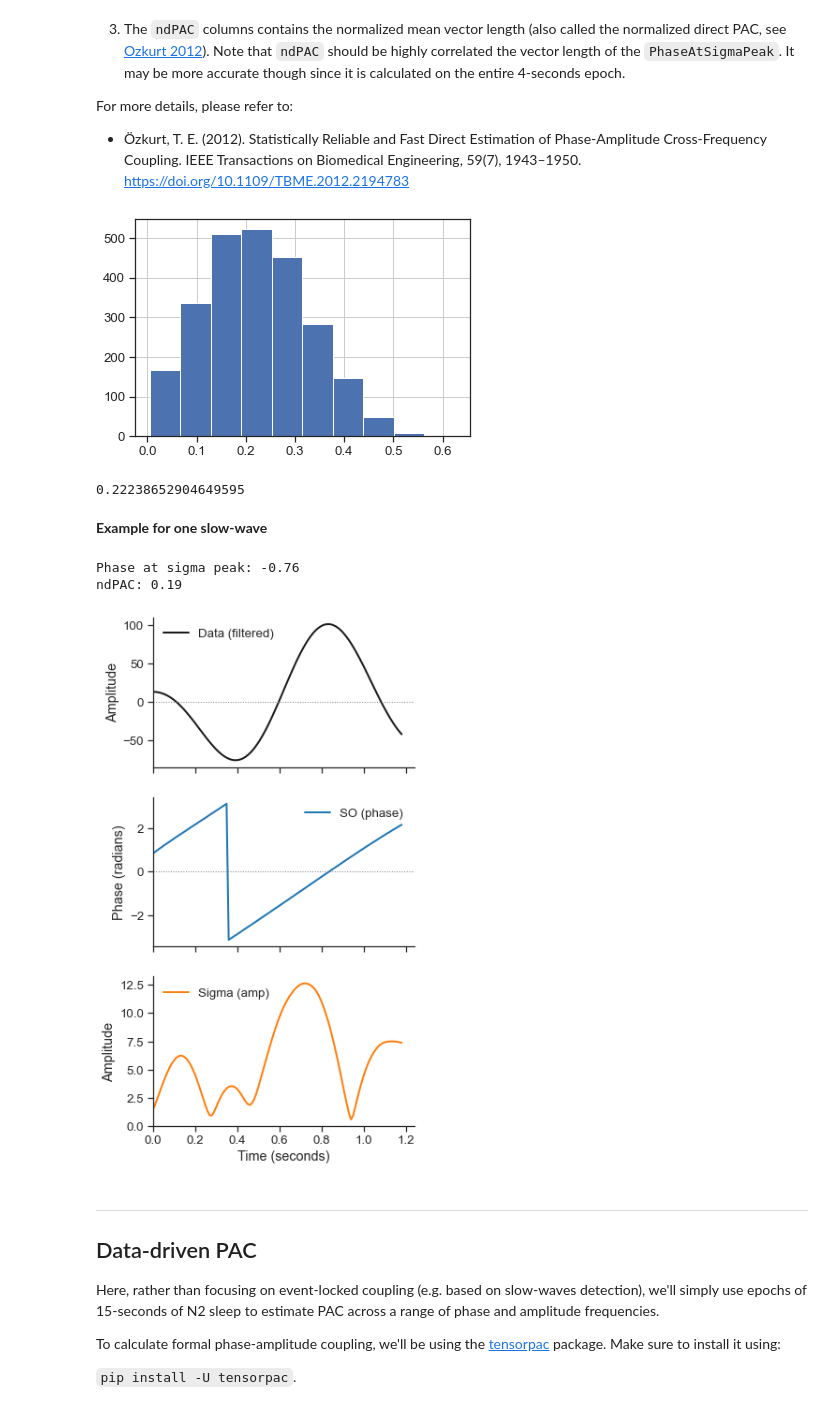
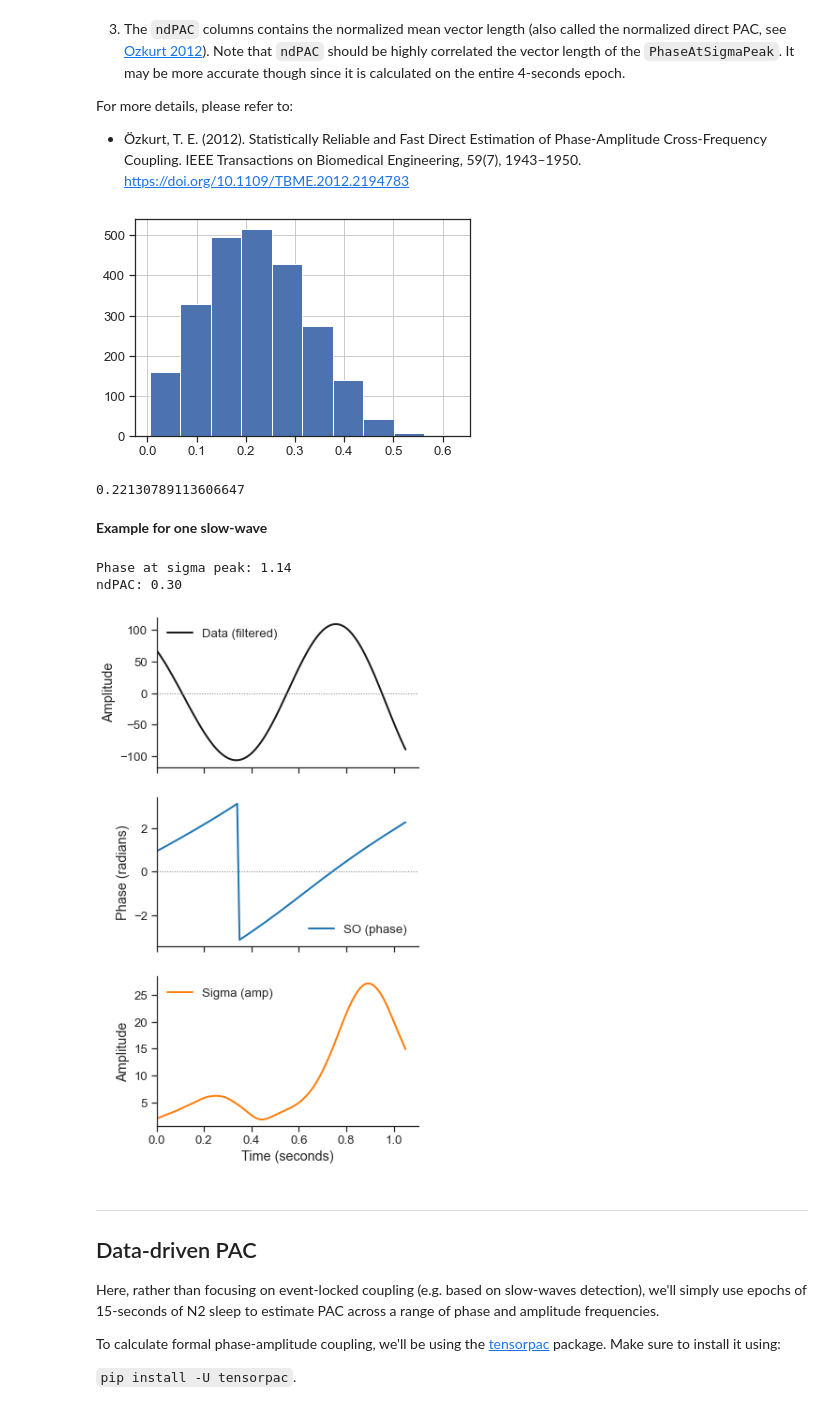
Before and after one commit to raphaelvallat/yasa, a Jupyter notebook: notebooks/12_SO-sigma_coupling.ipynb, the cells around one changed output. Cells and saved outputs as stored; diff of their text form; code cells hidden in the pictures.

Commit message:
Added coupling_params to sw_detect + updated notebook

```diff
--- a/notebooks/12_SO-sigma_coupling.ipynb
+++ b/notebooks/12_SO-sigma_coupling.ipynb
@@ -63,5 +63,6 @@ YASA provides some convenient tools to automatize these steps. Specifically, the
 # %%
-sw = yasa.sw_detect(data, sf, ch_names=["Cz"], hypno=hypno, include=(2, 3), coupling=True, freq_sp=(12, 16))
+sw = yasa.sw_detect(data, sf, ch_names=["Cz"], hypno=hypno, include=(2, 3), coupling=True,
+                    coupling_params=dict(freq_sp=(12, 16), time=2, p=None))
 events = sw.summary()
 events.round(3)
 # %% [output]
@@ -103,12 +104,12 @@ For more details, please refer to:
 # Distribution of ndPAC value:
 events['ndPAC'].hist();
 # %% [output]
-[figure, old version]
+[figure, new version]
 # %%
 # This should be close to the vector length that we calculated above
 events['ndPAC'].mean()
 # %% [output]
-0.22238652904649595
+0.22130789113606647
 # %% [markdown]
 **Example for one slow-wave**
 # %%
@@ -124,7 +125,7 @@ data_sigma = mne.filter.filter_data(
 sw_pha = np.angle(hilbert(sw._data_filt))  # data_filt is filtered between 0.3 to 1.5 Hz
 sp_amp = np.abs(hilbert(data_sigma))
 # %%
-idx_sw = 2465
+idx_sw = 301
 
 print("Phase at sigma peak: %.2f" % events.loc[idx_sw, "PhaseAtSigmaPeak"])
 print("ndPAC: %.2f" % events.loc[idx_sw, "ndPAC"])
@@ -135,36 +136,36 @@ idx_stop = int(events['End'].loc[idx_sw] * sf) + 10
 idx_sw = np.arange(idx_start, idx_stop + 1)
 time = np.arange(idx_sw.size) / sf
 
 # Plot
 fig, (ax1, ax2, ax3) = plt.subplots(3, 1, figsize=(5, 10), sharex=True)
 
 ax1.plot(time, np.squeeze(sw._data_filt[:, idx_sw]),
          lw=2, color="k", label="Data (filtered)")
 ax2.plot(time, np.squeeze(sw_pha[:, idx_sw]),
          lw=2, color="tab:blue", label="SO (phase)")
 ax3.plot(time, np.squeeze(sp_amp[:, idx_sw]),
          lw=2, color="tab:orange", label="Sigma (amp)")
 
 ax1.axhline(0, color="tab:grey", lw=1, ls=":")
 ax2.axhline(0, color="tab:grey", lw=1, ls=":")
 
 ax1.set_ylabel("Amplitude")
 ax2.set_ylabel("Phase (radians)")
 ax3.set_ylabel("Amplitude")
 
 ax1.set_xlim(0, None)
 
 ax3.set_xlabel("Time (seconds)")
 
 ax1.legend(frameon=False)
 ax2.legend(frameon=False)
 ax3.legend(frameon=False)
 
 sns.despine()
 # %% [output]
-Phase at sigma peak: -0.76
-ndPAC: 0.19
+Phase at sigma peak: 1.14
+ndPAC: 0.30
-[figure, old version]
+[figure, new version]
 # %% [markdown]
 *************************
 
```
Also changed, not shown: parts of 6 cells of this notebook, 3 other files.
